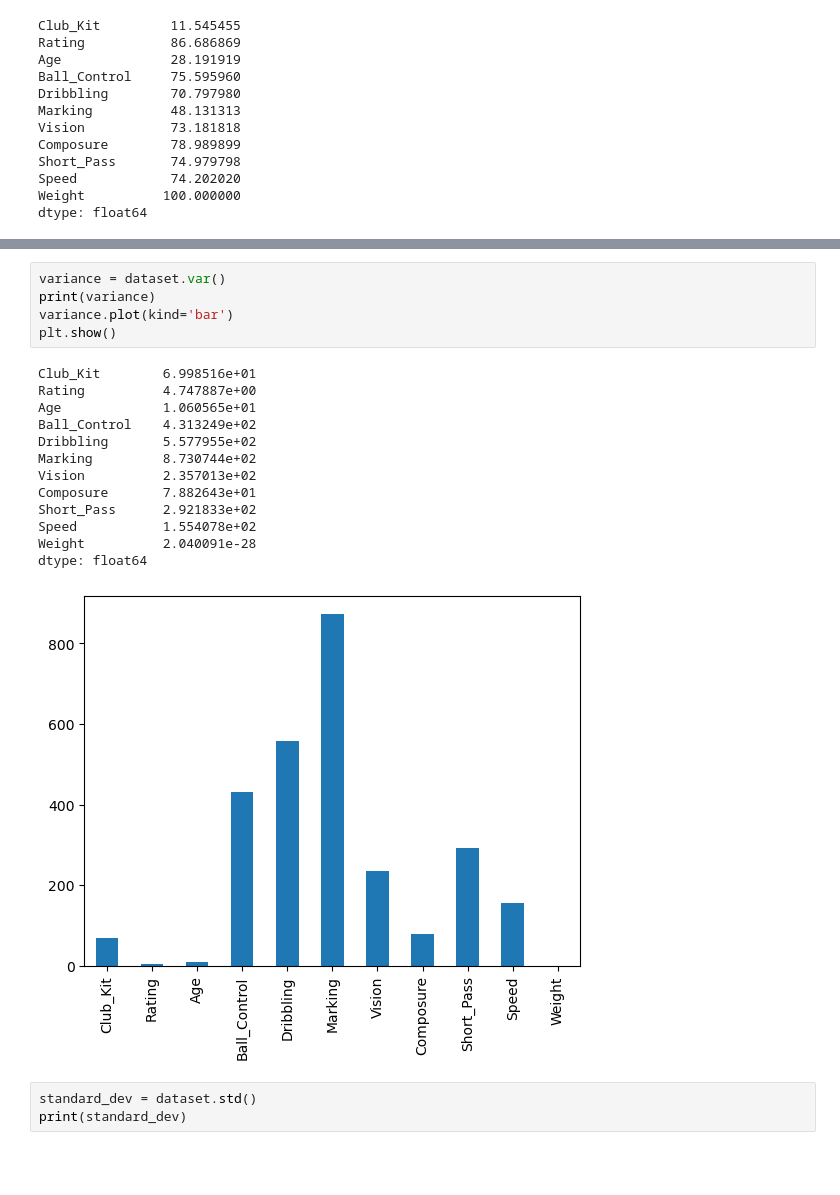
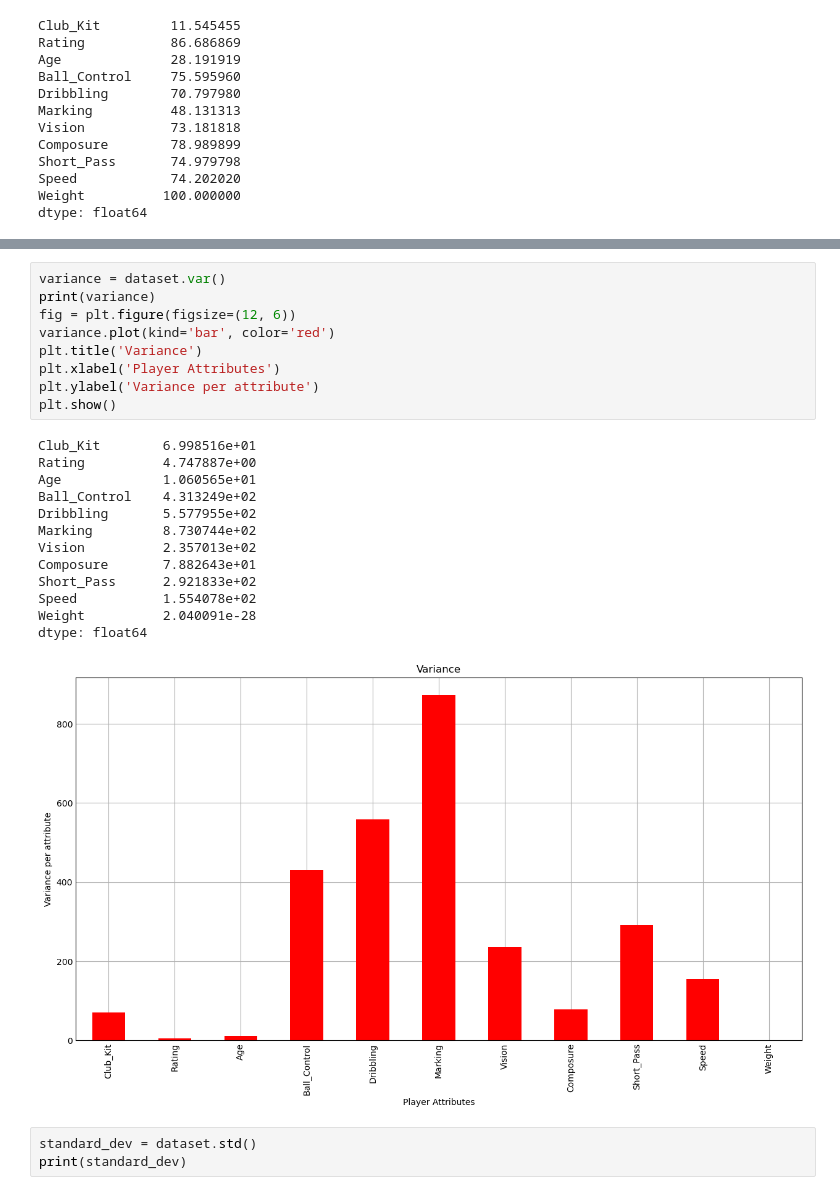
Before and after one commit to SpofanaLuvo/Python-assignment-3, a Jupyter notebook: 216086289_Spofana_Assignment2.ipynb, the cells around one changed output, grey strips where cells are left out. Saved outputs shown, nothing was run; the diff lists cells and outputs as text; blank space fills up the shorter version.

```diff
--- a/216086289_Spofana_Assignment2.ipynb
+++ b/216086289_Spofana_Assignment2.ipynb
@@ -152,22 +165,26 @@ Name: 0.75, dtype: float64
 # %%
 variance = dataset.var()
 print(variance)
-variance.plot(kind='bar')
+fig = plt.figure(figsize=(12, 6))
+variance.plot(kind='bar', color='red')
+plt.title('Variance')
+plt.xlabel('Player Attributes')
+plt.ylabel('Variance per attribute')
 plt.show()
 # %% [output]
 Club_Kit        6.998516e+01
 Rating          4.747887e+00
 Age             1.060565e+01
 Ball_Control    4.313249e+02
 Dribbling       5.577955e+02
 Marking         8.730744e+02
 Vision          2.357013e+02
 Composure       7.882643e+01
 Short_Pass      2.921833e+02
 Speed           1.554078e+02
 Weight          2.040091e-28
 dtype: float64
-[figure, old version]
+[figure, new version]
 # %%
 standard_dev = dataset.std()
 print(standard_dev)
```
Also changed, not shown: parts of 18 cells of this notebook, 1 other file.
